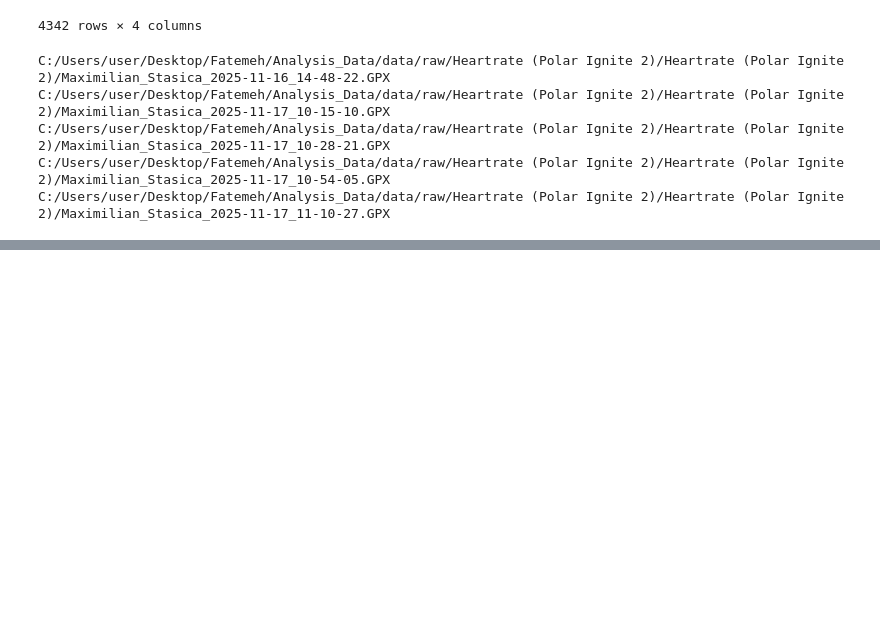
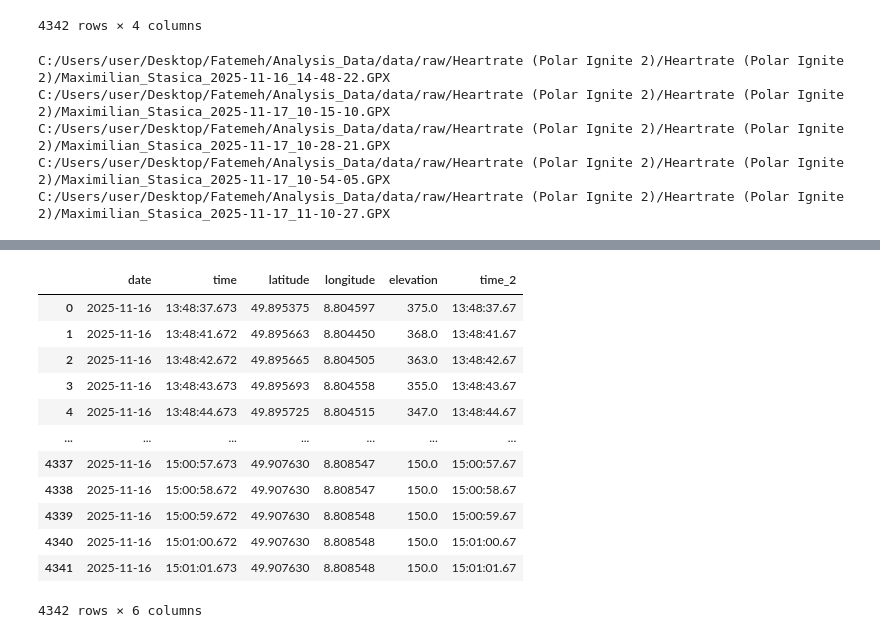
Before and after one commit to Mohsenmohebbi1993/Biomechanik, a Jupyter notebook: notebooks/2. Data and Clear Data.ipynb, the cells around one changed output, grey strips where cells are left out. Cells and saved outputs as stored; diff of their text form; code cells hidden in the pictures; blank space fills up the shorter version.

```diff
--- a/notebooks/2. Data and Clear Data.ipynb
+++ b/notebooks/2. Data and Clear Data.ipynb
@@ -515,0 +527,25 @@ KeyError: 'main_name'
+# %%
+
+# تبدیل زمان به datetime با فرمت خاص
+Heartrate_Date_2025_11_16_Time_14_48_22["time_2"] = pd.to_datetime(Heartrate_Date_2025_11_16_Time_14_48_22["time"], format="%H:%M:%S.%f")
+
+# محدود کردن ثانیه‌ها به 2 رقم اعشار
+Heartrate_Date_2025_11_16_Time_14_48_22["time_2"] = (Heartrate_Date_2025_11_16_Time_14_48_22["time_2"].dt.strftime("%H:%M:%S.")
+                                                     + Heartrate_Date_2025_11_16_Time_14_48_22["time_2"].dt.microsecond.astype(str).str[:2])
+
+# نمایش نتیجه
+Heartrate_Date_2025_11_16_Time_14_48_22
+# %% [output]
+|  | date | time | latitude | longitude | elevation | time_2 |
+| 0 | 2025-11-16 | 13:48:37.673 | 49.895375 | 8.804597 | 375.0 | 13:48:37.67 |
+| 1 | 2025-11-16 | 13:48:41.672 | 49.895663 | 8.804450 | 368.0 | 13:48:41.67 |
+| 2 | 2025-11-16 | 13:48:42.672 | 49.895665 | 8.804505 | 363.0 | 13:48:42.67 |
+| 3 | 2025-11-16 | 13:48:43.673 | 49.895693 | 8.804558 | 355.0 | 13:48:43.67 |
+| 4 | 2025-11-16 | 13:48:44.673 | 49.895725 | 8.804515 | 347.0 | 13:48:44.67 |
+| ... | ... | ... | ... | ... | ... | ... |
+| 4337 | 2025-11-16 | 15:00:57.673 | 49.907630 | 8.808547 | 150.0 | 15:00:57.67 |
+| 4338 | 2025-11-16 | 15:00:58.672 | 49.907630 | 8.808547 | 150.0 | 15:00:58.67 |
+| 4339 | 2025-11-16 | 15:00:59.672 | 49.907630 | 8.808548 | 150.0 | 15:00:59.67 |
+| 4340 | 2025-11-16 | 15:01:00.672 | 49.907630 | 8.808548 | 150.0 | 15:01:00.67 |
+| 4341 | 2025-11-16 | 15:01:01.673 | 49.907630 | 8.808548 | 150.0 | 15:01:01.67 |
+4342 rows × 6 columns
```
Also changed, not shown: parts of 17 cells of this notebook.
